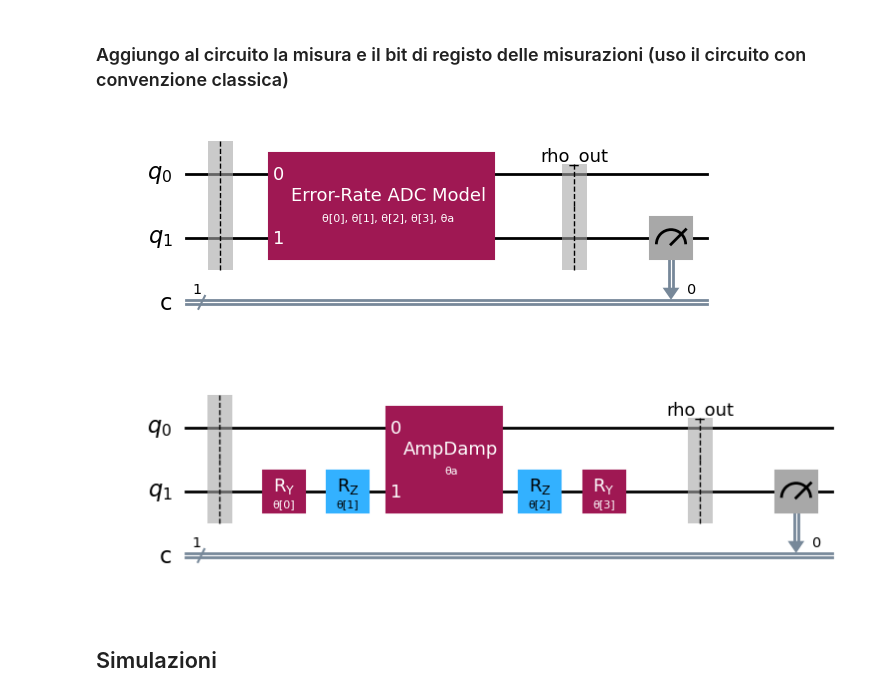
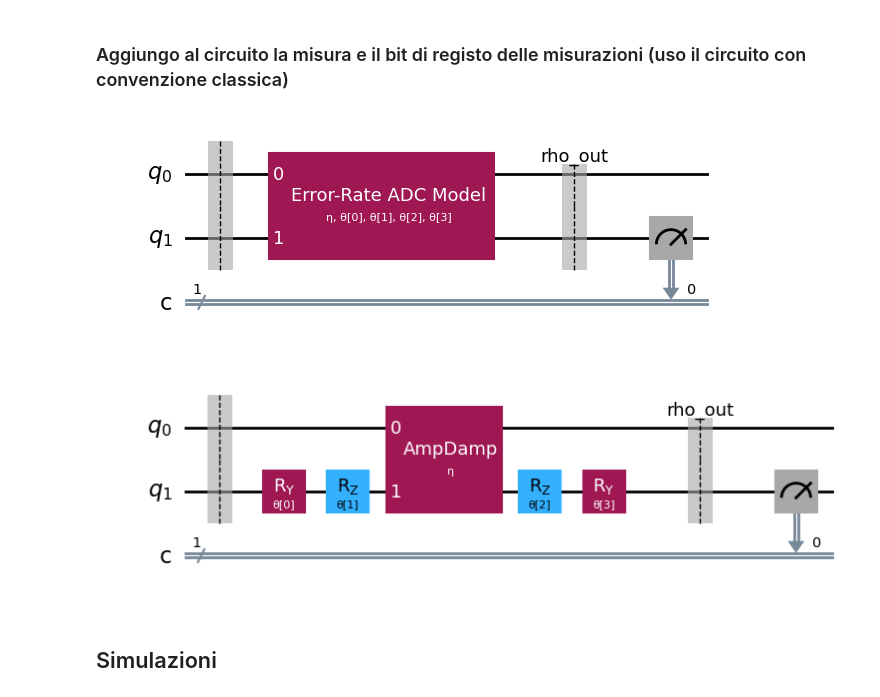
Before and after one commit to remgabryldel/quantum-amplitude-damping-channel, a Jupyter notebook: q-a-d.ipynb, the cells around one changed output. Cells and saved outputs as stored; diff of their text form; code cells hidden in the pictures.

```diff
--- a/q-a-d.ipynb
+++ b/q-a-d.ipynb
@@ -13,22 +48,22 @@ from IPython.display import display, Latex
 # %% [markdown]
 ### Definisco il canale Amplitude Damping
 # %%
-def amplitude_damping_gate(noise_theta):
+def amplitude_damping_gate(_noise=None):
     """
     Restituisce un gate personalizzato che rappresenta
     l'implementazione unitaria del canale amplitude damping
-    su due qubit (sistema e ambiente).
+    su due qubit (sistema e ambiente) nella convenzione classica.
 
     Parametri:
-        noise_theta (float or Parameter): angolo per la rotazione Ry
+        _noise (float or Parameter): valore tra 0 e 1 che viene convertito in angolo per la rotazione Ry
+            ! se non viene istanziato allora di default è Parameter('η')
 
     Restituisce:
-        Gate: un gate personalizzato da applicare a 2 qubit
+        Gate: un gate "AmpDamp" personalizzato da applicare a 2 qubit
     """
-    theta = Parameter('θa')
-    if not(noise_theta is None):
-        theta = noise_theta
-
+    if _noise is None : _noise = Parameter('η')
+    # converto il parametro del rumore in theta
+    theta = noise_to_theta(_noise)
 
     # Crea un circuito con 2 qubit: qubit 0 = S_1, qubit 1 = E_1 (Ambiente)
     qc = QuantumCircuit(2, name="Amplitude Damping Model")
@@ -47,7 +82,9 @@ def amplitude_damping_gate(noise_theta):
 example = QuantumCircuit(2)
 
 # applico il gate che simula il canale amplitude damping
-example.append(amplitude_damping_gate(np.pi/3), [0 ,1])
+example.append(amplitude_damping_gate(theta_to_noise(np.pi/3)), [0 ,1])
+
+# example.append(amplitude_damping_gate(), [0 ,1])
 
 display(Latex(r"Matrice del circuito (parametro = $\frac{\pi}{3}$)"))
 
@@ -512,7 +541,7 @@ Probabilità di misura in |1⟩: 0.4776
 # %% [markdown]
 ### Aggiungo al circuito la misura e il bit di registo delle misurazioni (uso il circuito con convenzione classica)
 # %%
-def circuitERADC_parametrized_measure(alpha,thetas,noise):
+def circuitERADC_parametrized_measure(alpha,thetas=None,noise=None):
     """
     Costruisce un circuito quantistico a 2 qubit per simulare un modello
     di amplitude damping (ERADC), partendo da uno stato misto iniziale,
@@ -527,41 +556,42 @@ def circuitERADC_parametrized_measure(alpha,thetas,noise):
 
     Restituisce:
         QuantumCircuit: circuito parametrico con stato iniziale misto e misura
     """
+
+    # Controllo che siano esattamente 4 parametri (due pre-rotazioni, due post-rotazioni)
+    if thetas is None:
+        thetas = ParameterVector("θ", 4)
+    if noise is None:
+        noise = Parameter('η')
+
     # Crea lo stato iniziale a 2 qubit (sistema + ambiente), con il sistema in stato misto
     rho_in = initial_mixed_state_real_density_matrix(alpha)
 
     # Crea un circuito quantistico con 2 qubit e 1 bit classico per la misura
     ERADC_mea = QuantumCircuit(2, 1, name= "ERADC with measure")
 
     # Imposta lo stato iniziale del circuito come matrice densità (solo su AerSimulator)
     ERADC_mea.set_density_matrix(rho_in)
 
     # Applica il blocco ERADC parametrico sul sistema (qubit 0) e ambiente (qubit 1)
     ERADC_mea.append(build_parametrized_eradc(thetas,noise), [0,1])
 
     # Salva la matrice densità finale (dopo l’evoluzione e prima della misura)
     ERADC_mea.save_density_matrix(label = "rho_out")
 
     # Misura il qubit sis
     ERADC_mea.measure(1,0)
 
     return ERADC_mea
 
 alpha = 0.3
 
-# vettore di parametri theta per ogni matrice rotazione
-thetas = ParameterVector("θ", 4)
-
-# parametro per amplitude damping
-noise = Parameter('θa')
-
-example = circuitERADC_parametrized_measure(alpha, thetas, noise)
+example = circuitERADC_parametrized_measure(alpha)
 
 display(example.draw("mpl"))
 display(example.decompose().draw("mpl"))
 # %% [output]
-[figure, old version]
+[figure, new version]
 [figure]
 # %% [markdown]
 ## Simulazioni
```
Also changed, not shown: parts of 12 cells of this notebook.
